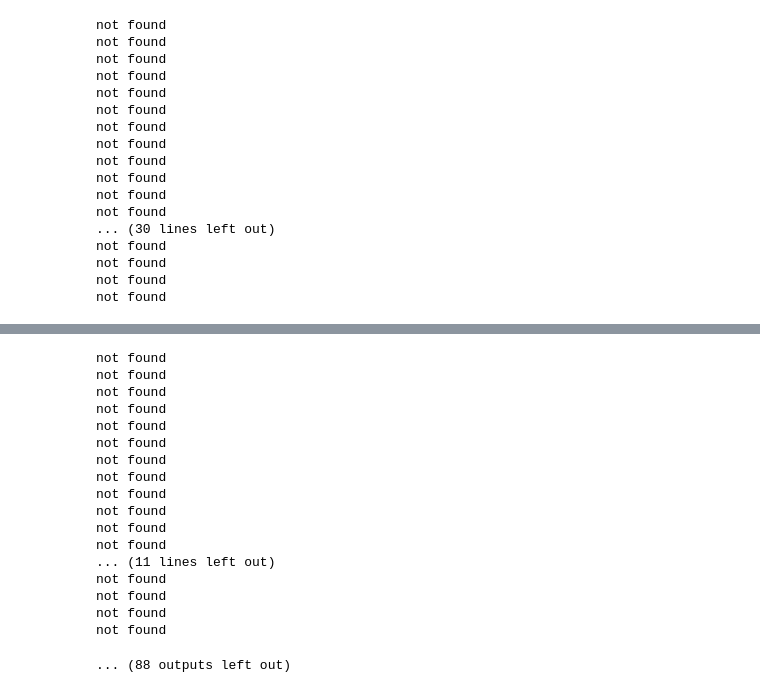
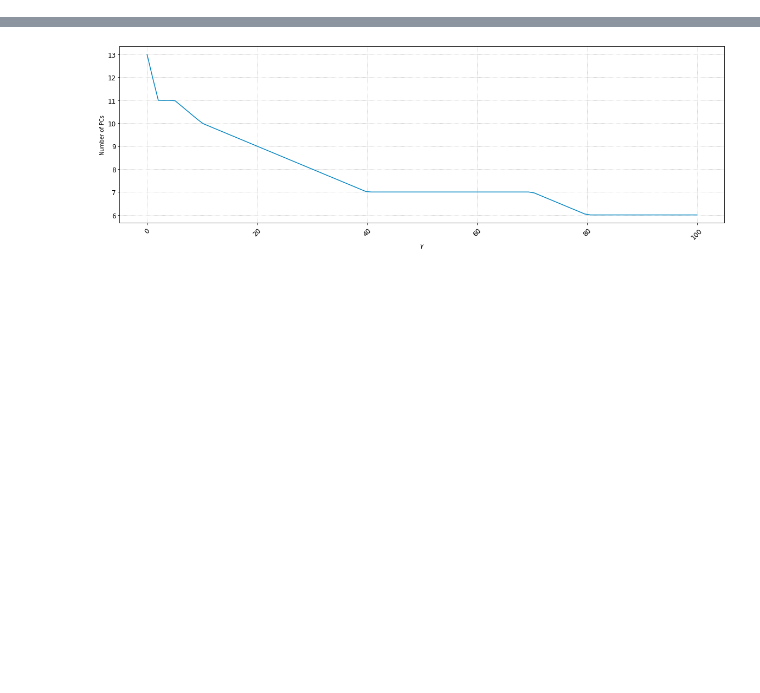
Before and after one commit to LyuLingfeng95/PhDProject1, a Jupyter notebook: Project1_p2.ipynb, the cells around one changed output, grey strips where cells are left out. Cells and saved outputs as stored; diff of their text form; code cells hidden in the pictures; blank space fills up the shorter version.

```diff
--- a/Project1_p2.ipynb
+++ b/Project1_p2.ipynb
@@ -247,9 +247,30 @@ def selectStationaySeries3(variable_tar):
 
     else:
         print('not found')
+# %%
+def datasetcut(df):
+    lst_whole = list(df.columns)
+    result_ancob = [i for i in lst_whole if i.startswith('ancob_')]
+    list_ancob0 = ['1101', '2100', '1201', '7103', '5204', '6101', '9225', '5105', '2308']
+    list_ancob =  ['ancob_' + sub for sub in list_ancob0]
+    result_edhigh = [i for i in lst_whole if i.startswith('edhigh1_')]
+    list_edhigh0= ['1','2','3','4','5','8','9']
+    list_edhigh =  ['edhigh1_' + sub for sub in list_edhigh0]
+    result_anatsi = [i for i in lst_whole if i.startswith('anatsi_')]
+    list_anatsi0= ['1','2','3','4']
+    list_anatsi =  ['anatsi_' + sub for sub in list_anatsi0]
+    result_chkb =  [i for i in lst_whole if i.startswith('chkb12_')]
+    list_chkb0= ['1','2','3','4']
+    list_chkb =  ['chkb12_' + sub for sub in list_chkb0]
+    list_deleted =  [i for i in lst_whole if i.startswith(('ancob_','edhigh1_','chkb12_','anatsi_'))]
+    list_remained = [vn for vn in lst_whole if vn not in list_deleted]
+    list_final = list_remained + list_ancob + list_edhigh + list_anatsi + list_chkb
+    return df[list_final]
+# %%
+dfHILDA_cut =  datasetcut(dfHILDA)
 # %%
 threshold = 0.01
-df = dfHILDA.set_index("date")
+df = dfHILDA_cut.set_index("date")
 df1 = df.resample("Y").mean().iloc[:, :]
 vrst = pd.DataFrame([])
 
@@ -485,3 +494,11 @@ def PCA_val(gamma1,marks,vrdata):
     pcadf = pd.DataFrame(X_pca_d_sa3, columns=PCnames)
     pcadf_sa3_date = pcadf
     return  d2, pca_d_sa3
+# %%
+PCnumbers = []
+x = [0,0.5,1,2,5,10,20,30,40,50,60,70,80,90,100,200]
+for gamma in x:
+    gamma1 = gamma
+    d2, pcafit = PCA_val(gamma1,df_marks,vrdata)
+    PCnumbers.append(d2)
+    print(gamma)
@@ -488,15 +693,8 @@ def PCA_val(gamma1,marks,vrdata):
 # %%
-PCnumbers = []
-x = [0,0.5,1,2,5,10,20,50,100,200,350,500,1500]
-for gamma in x:
-    gamma1 = gamma
-    d2, pcafit = PCA_val(gamma1,df_marks,vrdata)
-    PCnumbers.append(d2)
-    print(gamma)
 from scipy.interpolate import make_interp_spline, BSpline
 # represents number of points to make between x.min and x.max
-xnew =np.concatenate((np.linspace(0, 80, 800), np.linspace(80, 1500, 200)))
-spl = make_interp_spline(x, PCnumbers, k=2)  # type: BSpline
+xnew =np.concatenate((np.linspace(0, 50, 50), np.linspace(50, 100, 50)))
+spl = make_interp_spline(x, PCnumbers, k=1)  # type: BSpline
 PCno_smooth = spl(xnew)
 
 color1 = "#0085c3"
@@ -508,7 +706,7 @@ ax = fig.add_subplot(111)
 ax.plot(xnew, PCno_smooth , color=color1)
 ax.grid(ls=":", color="gray", alpha=0.6)
 
-plt.xlabel(r'$\lambda$')
+plt.xlabel(r'$\gamma$')
 plt.ylabel('Number of PCs')
 
 
@@ -672,17 +726,0 @@ not found
-not found
-not found
-not found
-not found
-not found
-not found
-not found
-not found
-not found
-not found
-not found
-not found
-... (30 lines left out)
-not found
-not found
-not found
-not found
@@ -707,18 +727 @@ not found
-not found
-not found
-not found
-not found
-not found
-not found
-not found
-not found
-not found
-not found
-not found
-not found
-... (11 lines left out)
-not found
-not found
-not found
-not found
-... (88 outputs left out)
+[figure, added]
```
Also changed, not shown: parts of 32 cells of this notebook.
